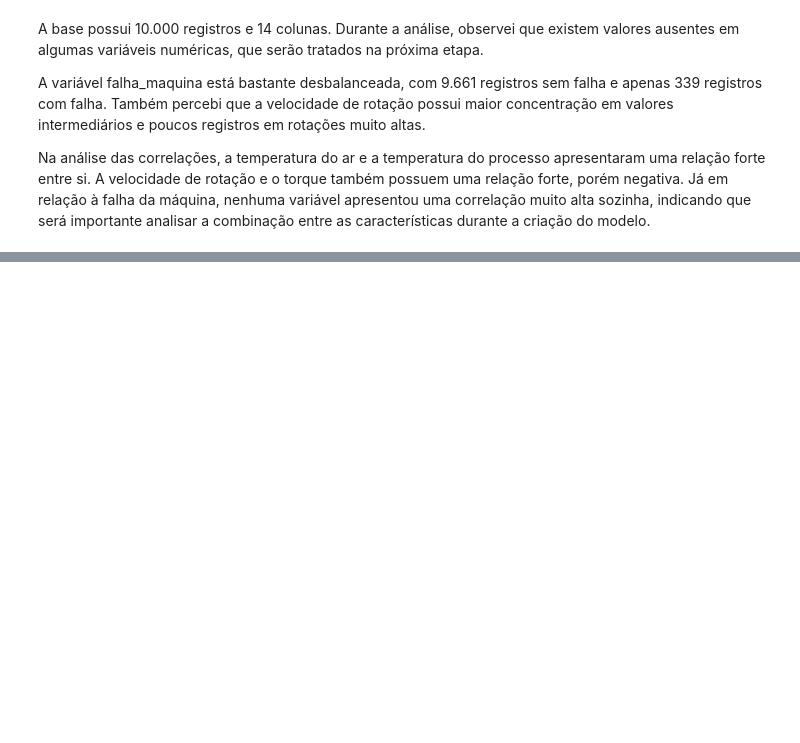
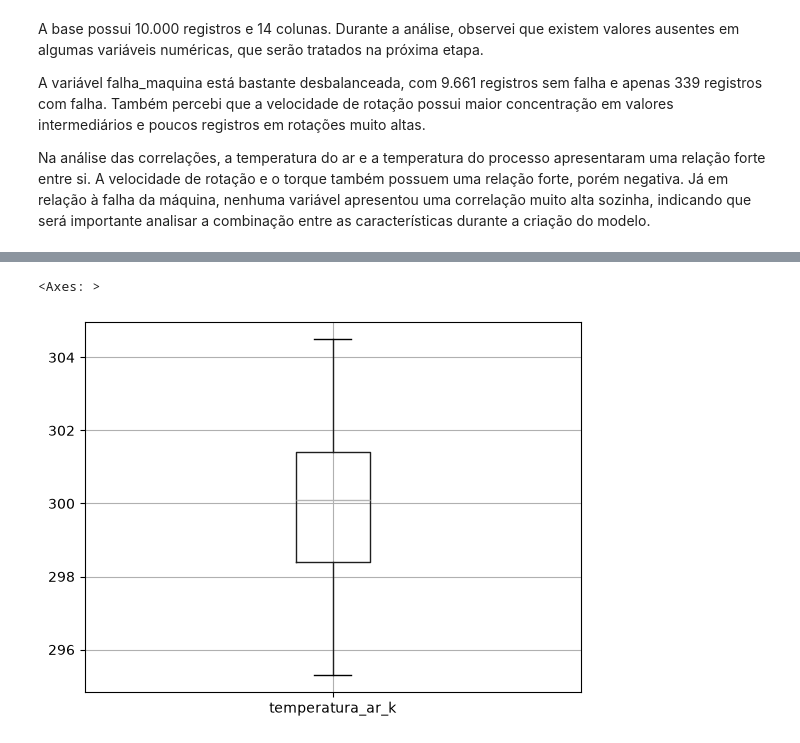
Before and after one commit to paulaserra/manutencao-preditiva-ia, a Jupyter notebook: notebooks/01_analise_exploratoria.ipynb, the cells around one changed output, grey strips where cells are left out. Cells and saved outputs as stored; diff of their text form; code cells hidden in the pictures; blank space fills up the shorter version.

```diff
--- a/notebooks/01_analise_exploratoria.ipynb
+++ b/notebooks/01_analise_exploratoria.ipynb
@@ -96,0 +171,5 @@ Na análise das correlações, a temperatura do ar e a temperatura do processo a
+# %%
+df.boxplot(column="temperatura_ar_k")
+# %% [output]
+<Axes: >
+[figure, added]
```
Also changed, not shown: parts of 13 cells of this notebook.
